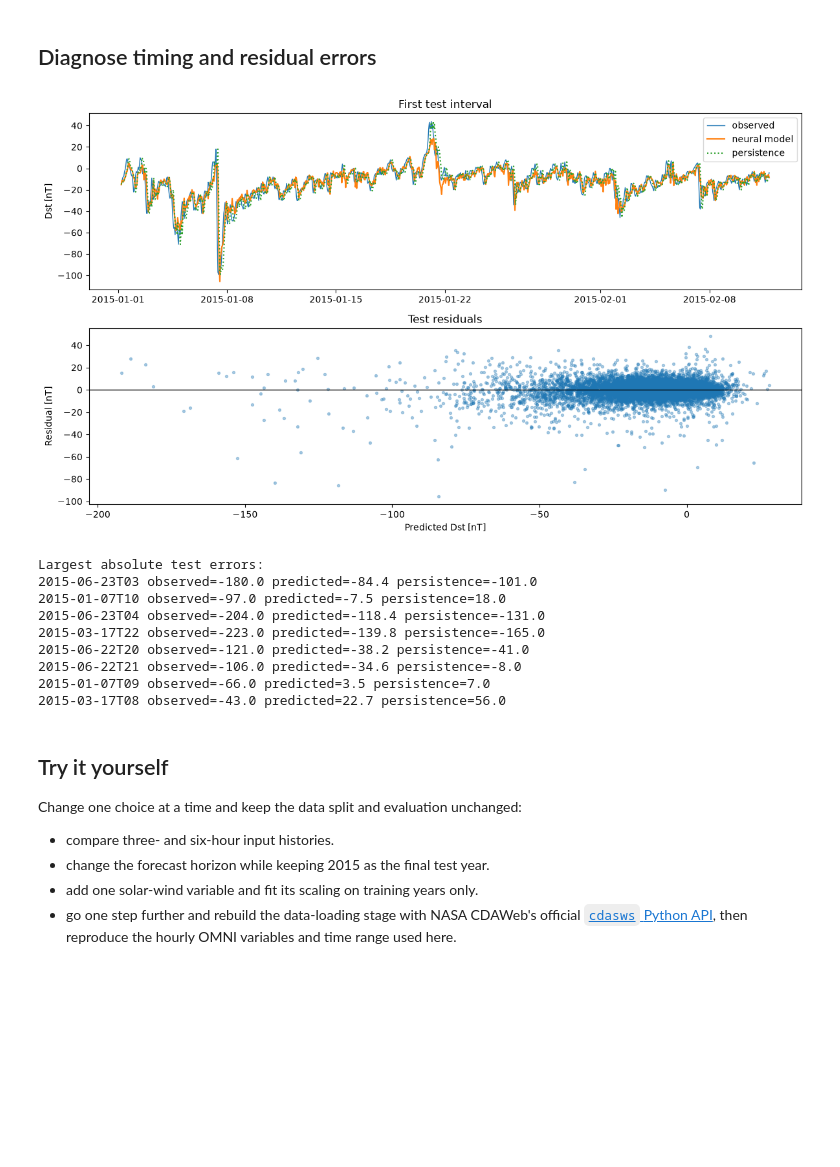
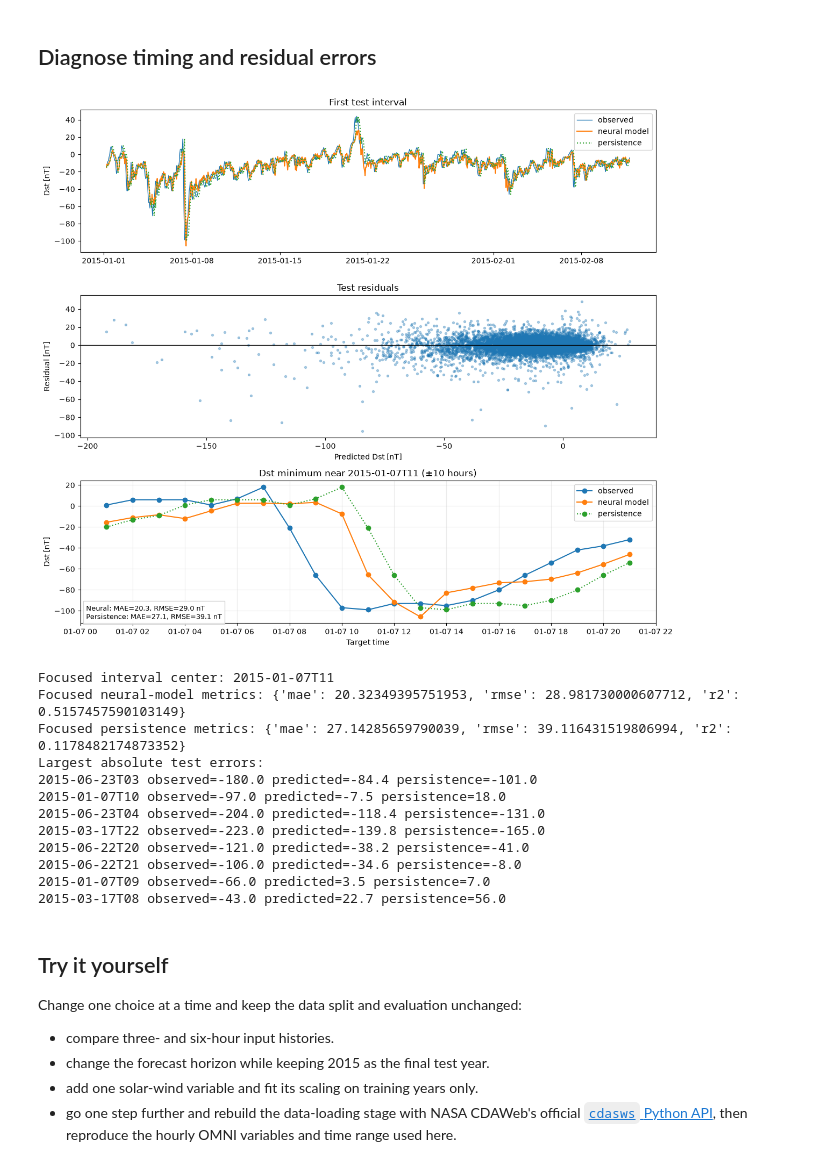
Before and after one commit to SavvasRaptis/helio-data-methods, a Jupyter notebook: heliophysics/applications/dst-forecasting/pytorch/demo.ipynb, the cells around one changed output. Saved outputs shown, nothing was run; the diff lists cells and outputs as text; code cells hidden in the pictures; blank space fills up the shorter version.

```diff
--- a/heliophysics/applications/dst-forecasting/pytorch/demo.ipynb
+++ b/heliophysics/applications/dst-forecasting/pytorch/demo.ipynb
@@ -65,10 +65,7 @@ from sklearn.preprocessing import StandardScaler
 # %%
 DATASET_ID = "dst-omni-2010-2015"
 DATA_FILENAME = "omni2_2010-2015.dat"
-DATA_RELATIVE_PATH = (
-    "data/dst-omni-2010-2015/"
-    "omni2_2010-2015.dat"
-)
+DATA_RELATIVE_PATH = "data/dst-omni-2010-2015/omni2_2010-2015.dat"
 DATA_SHA256 = "18a4ce192bdcc481bdef699a6e11f7f0441b4e933def8dd0c9cd25fc766bcecf"
 
 
@@ -192,11 +189,10 @@ def make_windows(frame, years, history_hours, horizon_hours):
     )
 
 
-FAST_RUN = os.getenv("HELIO_FAST_RUN", "0") == "1"
 SEED = 42
 HISTORY_HOURS = 3
 HORIZON_HOURS = 3
-EPOCHS = 1 if FAST_RUN else 10
+EPOCHS = 10  # Reduce to 1 or 2 for a quicker run.
 BATCH_SIZE = 128
 
 random.seed(SEED)
@@ -211,12 +207,6 @@ x_validation_raw, y_validation, persistence_validation, time_validation = make_w
 x_test_raw, y_test, persistence_test, time_test = make_windows(
     frame, [2015], HISTORY_HOURS, HORIZON_HOURS
 )
-
-if FAST_RUN:
-    x_train_raw, y_train = x_train_raw[:6000], y_train[:6000]
-    x_validation_raw, y_validation = x_validation_raw[:2000], y_validation[:2000]
-    x_test_raw, y_test = x_test_raw[:2000], y_test[:2000]
-    persistence_test, time_test = persistence_test[:2000], time_test[:2000]
 
 scaler = StandardScaler().fit(x_train_raw)
 x_train = scaler.transform(x_train_raw).astype(np.float32)
@@ -412,33 +402,90 @@ HELIO_RESULT {"model_rmse": 8.194559329964283, "persistence_rmse": 9.75162707715
 # %%
 display_count = min(1000, len(y_test))
 worst = np.argsort(np.abs(y_test - predictions))[-8:][::-1]
-fig, axes = plt.subplots(2, 1, figsize=(12, 7))
+
+# Locate the strongest Dst decrease around 7 January 2015, then show a
+# focused 20-hour interval around the observed minimum.
+event_search = (
+    (time_test >= np.datetime64("2015-01-05"))
+    & (time_test < np.datetime64("2015-01-10"))
+)
+event_candidates = np.flatnonzero(event_search)
+event_center_index = event_candidates[np.argmin(y_test[event_candidates])]
+event_center = time_test[event_center_index]
+event_window = (
+    (time_test >= event_center - np.timedelta64(10, "h"))
+    & (time_test <= event_center + np.timedelta64(10, "h"))
+)
+event_model_metrics = regression_metrics(y_test[event_window], predictions[event_window])
+event_persistence_metrics = regression_metrics(
+    y_test[event_window], persistence_test[event_window]
+)
+
+fig, axes = plt.subplots(3, 1, figsize=(12, 10.5))
 axes[0].plot(time_test[:display_count], y_test[:display_count], label="observed", linewidth=1)
 axes[0].plot(time_test[:display_count], predictions[:display_count], label="neural model")
 axes[0].plot(
     time_test[:display_count],
     persistence_test[:display_count],
     label="persistence",
     linestyle=":",
 )
 axes[0].set(title="First test interval", ylabel="Dst [nT]")
 axes[0].legend()
 axes[1].scatter(predictions, y_test - predictions, s=8, alpha=0.35)
 axes[1].axhline(0, color="black", linewidth=1)
 axes[1].set(xlabel="Predicted Dst [nT]", ylabel="Residual [nT]", title="Test residuals")
+axes[2].plot(time_test[event_window], y_test[event_window], label="observed", marker="o")
+axes[2].plot(
+    time_test[event_window], predictions[event_window], label="neural model", marker="o"
+)
+axes[2].plot(
+    time_test[event_window],
+    persistence_test[event_window],
+    label="persistence",
+    marker="o",
+    linestyle=":",
+)
+axes[2].set(
+    title=f"Dst minimum near {str(event_center)[:13]} (±10 hours)",
+    xlabel="Target time",
+    ylabel="Dst [nT]",
+)
+axes[2].legend()
+axes[2].grid(alpha=0.25)
+axes[2].text(
+    0.01,
+    0.03,
+    (
+        f"Neural: MAE={event_model_metrics['mae']:.1f}, "
+        f"RMSE={event_model_metrics['rmse']:.1f} nT\n"
+        f"Persistence: MAE={event_persistence_metrics['mae']:.1f}, "
+        f"RMSE={event_persistence_metrics['rmse']:.1f} nT"
+    ),
+    transform=axes[2].transAxes,
+    fontsize=9,
+    bbox={"facecolor": "white", "alpha": 0.85, "edgecolor": "0.8"},
+)
 plt.tight_layout()
 plt.show()
+
+print(f"Focused interval center: {event_center}")
+print("Focused neural-model metrics:", event_model_metrics)
+print("Focused persistence metrics:", event_persistence_metrics)
 
 print("Largest absolute test errors:")
 for index in worst:
     print(
         str(time_test[index]),
         f"observed={y_test[index]:.1f}",
         f"predicted={predictions[index]:.1f}",
         f"persistence={persistence_test[index]:.1f}",
     )
 # %% [output]
-[figure, old version]
+[figure, new version]
+Focused interval center: 2015-01-07T11
+Focused neural-model metrics: {'mae': 20.32349395751953, 'rmse': 28.981730000607712, 'r2': 0.5157457590103149}
+Focused persistence metrics: {'mae': 27.14285659790039, 'rmse': 39.116431519806994, 'r2': 0.1178482174873352}
 Largest absolute test errors:
 2015-06-23T03 observed=-180.0 predicted=-84.4 persistence=-101.0
 2015-01-07T10 observed=-97.0 predicted=-7.5 persistence=18.0
```
Also changed, not shown: parts of 2 cells of this notebook, 22 other files.
